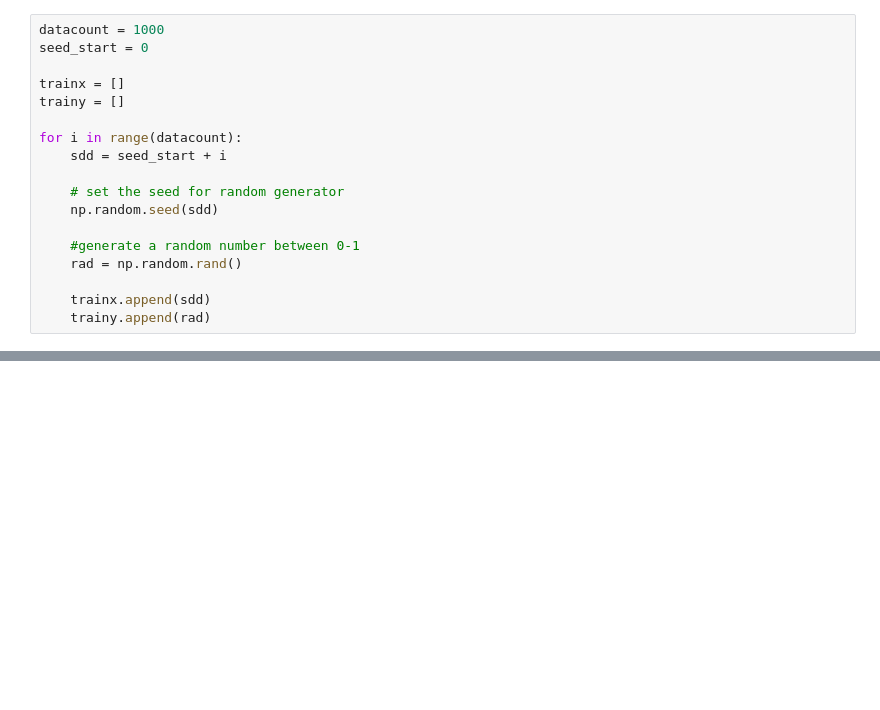
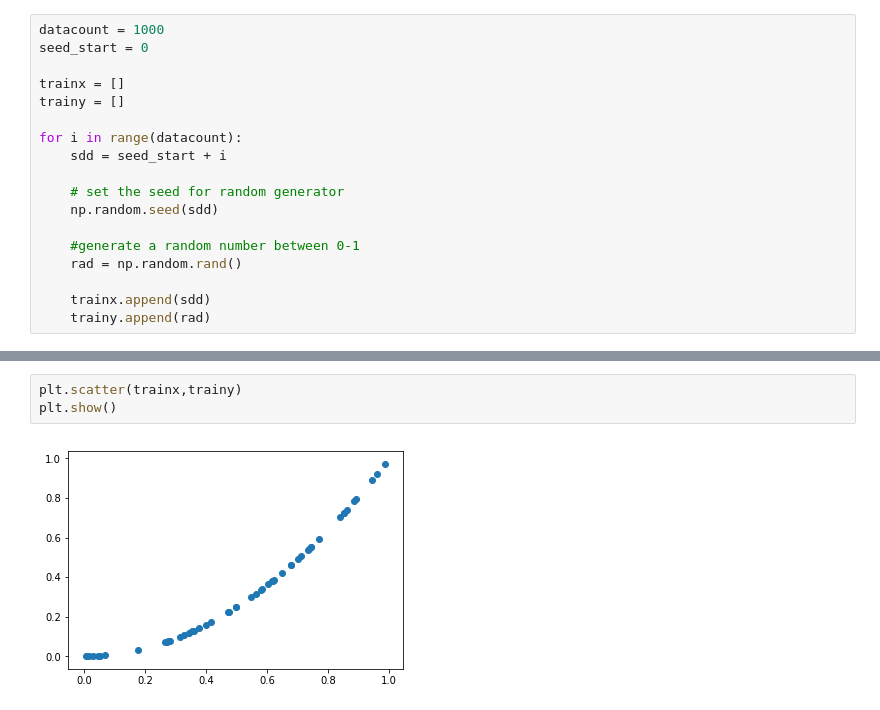
Before and after one commit to yusuftas/blog_python_codes, a Jupyter notebook: learning_randomness_attempt1/learning_randomness_attempt1.ipynb, the cells around one changed output, grey strips where cells are left out. Drawn from its saved outputs; the diff is of its cells as text; blank space fills up the shorter version.

```diff
--- a/learning_randomness_attempt1/learning_randomness_attempt1.ipynb
+++ b/learning_randomness_attempt1/learning_randomness_attempt1.ipynb
@@ -42,0 +227,5 @@ plt.show()
+# %%
+plt.scatter(trainx,trainy)
+plt.show()
+# %% [output]
+[figure, added]
```
Also changed, not shown: parts of 8 cells of this notebook, 4 other files.
